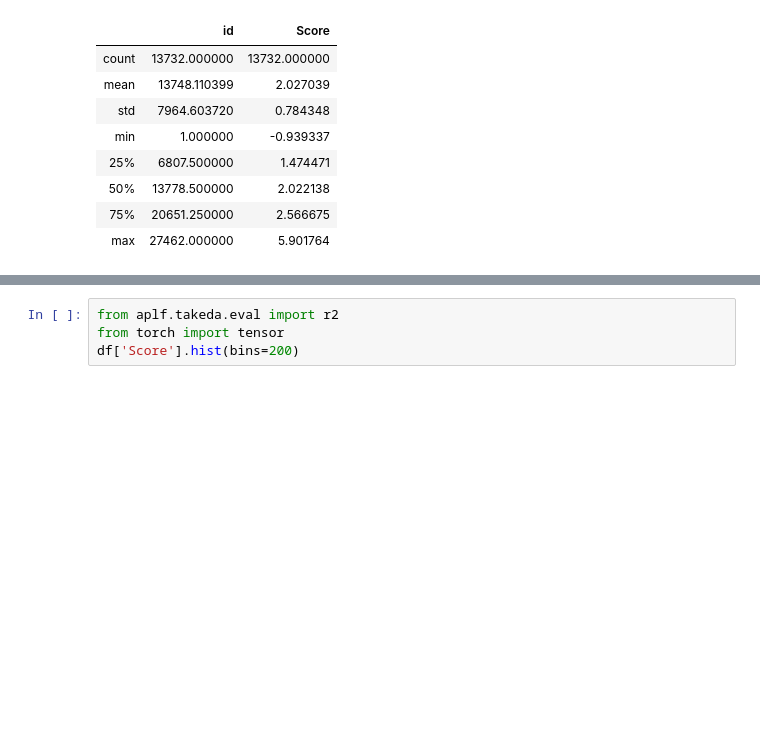
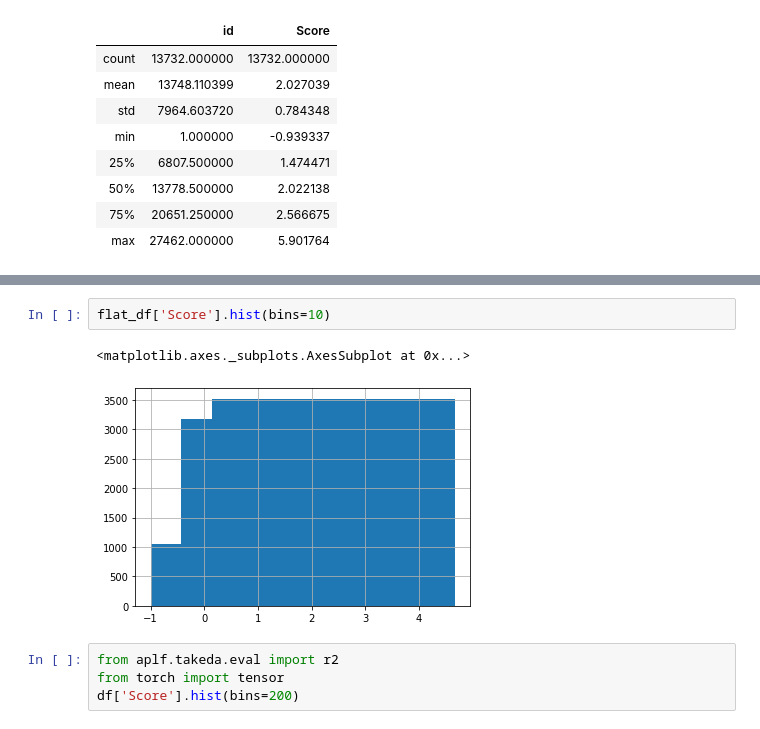
Before and after one commit to h4nyu/aplf, a Jupyter notebook: app/notebooks/Untitled.ipynb, the cells around one changed output, grey strips where cells are left out. Drawn from its saved outputs; the diff is of its cells as text; blank space fills up the shorter version.

```diff
--- a/app/notebooks/Untitled.ipynb
+++ b/app/notebooks/Untitled.ipynb
@@ -33,3 +46,8 @@ df.describe()
+# %%
+flat_df['Score'].hist(bins=10)
+# %% [output]
+<matplotlib.axes._subplots.AxesSubplot at 0x...>
+[figure, added]
 # %%
 from aplf.takeda.eval import r2
 from torch import tensor
```
Also changed, not shown: parts of 6 cells of this notebook, 3 other files.
